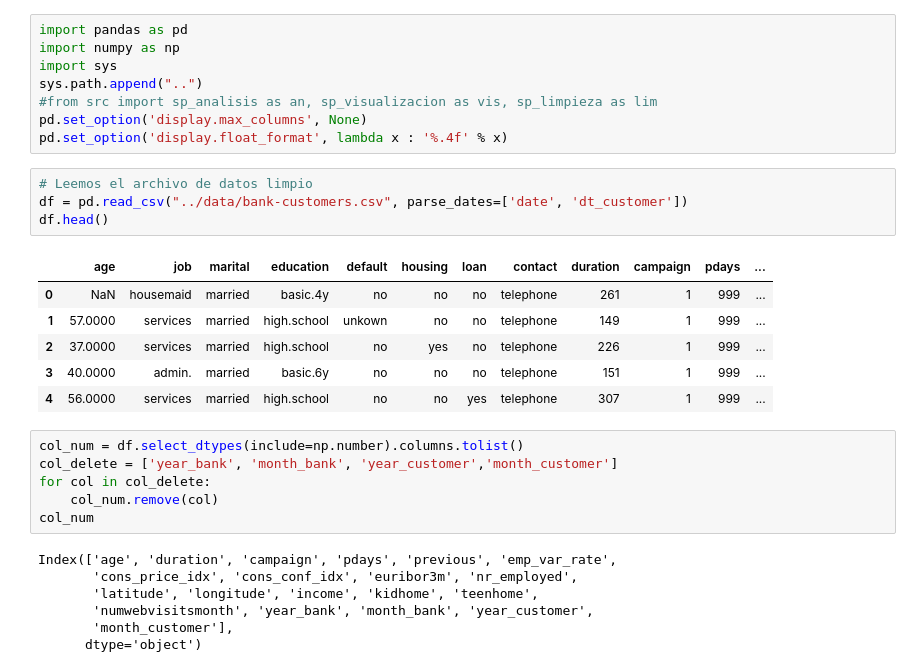
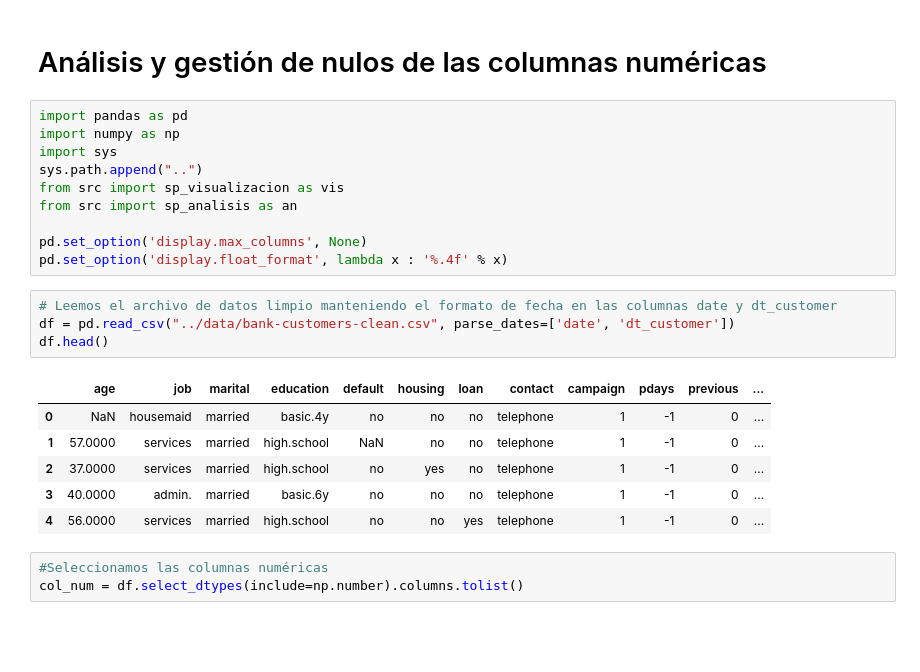
Before and after one commit to SergioSalm/DataProject_ProyectoEDAConPython, a Jupyter notebook: jupyters/columnas_numericas.ipynb, the cells around one changed output. Cells and saved outputs as stored; diff of their text form; blank space fills up the shorter version.

```diff
--- a/jupyters/columnas_numericas.ipynb
+++ b/jupyters/columnas_numericas.ipynb
@@ -1,32 +1,26 @@
+# %% [markdown]
+# Análisis y gestión de nulos de las columnas numéricas
 # %%
 import pandas as pd
 import numpy as np
 import sys
 sys.path.append("..")
-#from src import sp_analisis as an, sp_visualizacion as vis, sp_limpieza as lim
+from src import sp_visualizacion as vis
+from src import sp_analisis as an
+
 pd.set_option('display.max_columns', None)
 pd.set_option('display.float_format', lambda x : '%.4f' % x)
 # %%
-# Leemos el archivo de datos limpio
-df = pd.read_csv("../data/bank-customers.csv", parse_dates=['date', 'dt_customer'])
+# Leemos el archivo de datos limpio manteniendo el formato de fecha en las columnas date y dt_customer
+df = pd.read_csv("../data/bank-customers-clean.csv", parse_dates=['date', 'dt_customer'])
 df.head()
 # %% [output]
-|  | age | job | marital | education | default | housing | loan | contact | duration | campaign | pdays | ... |
-| 0 | NaN | housemaid | married | basic.4y | no | no | no | telephone | 261 | 1 | 999 | ... |
-| 1 | 57.0000 | services | married | high.school | unkown | no | no | telephone | 149 | 1 | 999 | ... |
-| 2 | 37.0000 | services | married | high.school | no | yes | no | telephone | 226 | 1 | 999 | ... |
-| 3 | 40.0000 | admin. | married | basic.6y | no | no | no | telephone | 151 | 1 | 999 | ... |
-| 4 | 56.0000 | services | married | high.school | no | no | yes | telephone | 307 | 1 | 999 | ... |
+|  | age | job | marital | education | default | housing | loan | contact | campaign | pdays | previous | ... |
+| 0 | NaN | housemaid | married | basic.4y | no | no | no | telephone | 1 | -1 | 0 | ... |
+| 1 | 57.0000 | services | married | high.school | NaN | no | no | telephone | 1 | -1 | 0 | ... |
+| 2 | 37.0000 | services | married | high.school | no | yes | no | telephone | 1 | -1 | 0 | ... |
+| 3 | 40.0000 | admin. | married | basic.6y | no | no | no | telephone | 1 | -1 | 0 | ... |
+| 4 | 56.0000 | services | married | high.school | no | no | yes | telephone | 1 | -1 | 0 | ... |
 # %%
+#Seleccionamos las columnas numéricas
 col_num = df.select_dtypes(include=np.number).columns.tolist()
-col_delete = ['year_bank', 'month_bank', 'year_customer','month_customer']
-for col in col_delete:
-    col_num.remove(col)
-col_num
-# %% [output]
-Index(['age', 'duration', 'campaign', 'pdays', 'previous', 'emp_var_rate',
-       'cons_price_idx', 'cons_conf_idx', 'euribor3m', 'nr_employed',
-       'latitude', 'longitude', 'income', 'kidhome', 'teenhome',
-       'numwebvisitsmonth', 'year_bank', 'month_bank', 'year_customer',
-       'month_customer'],
-      dtype='object')
```
Also changed, not shown: parts of 27 cells of this notebook, 7 other files.
